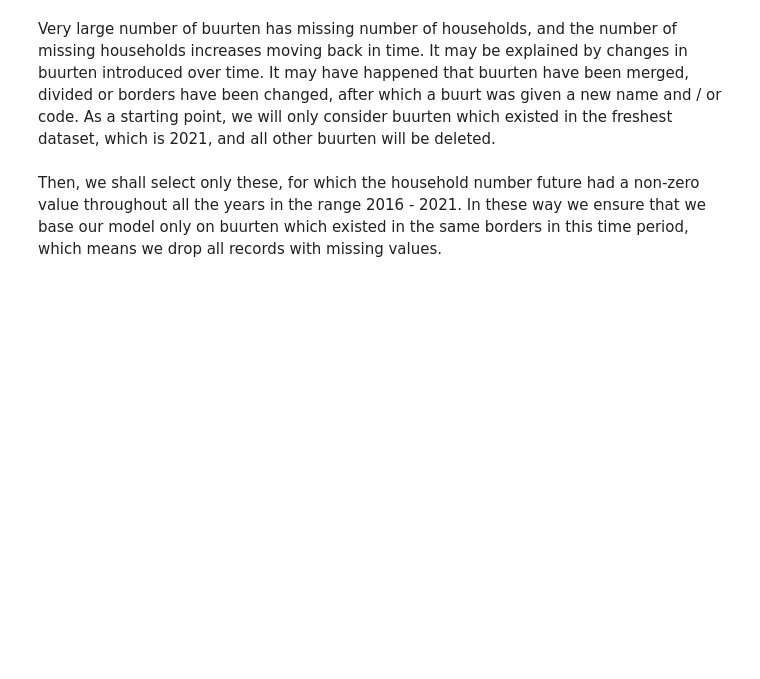
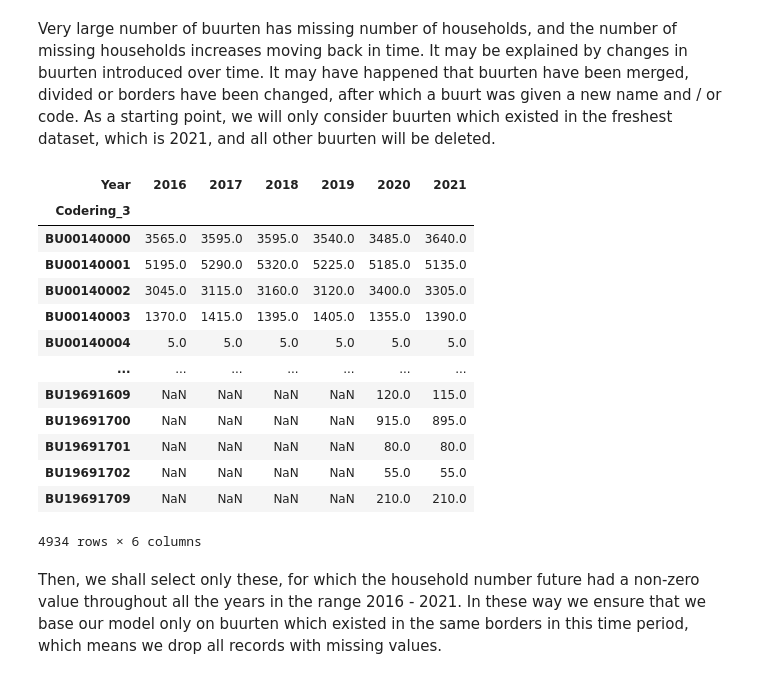
Before and after one commit to expert-solutions/Enexis-case-study, a Jupyter notebook: Data understanding/Enexis CBS Kernzijfers Data Preparation.ipynb, the cells around one changed output. Cells and saved outputs as stored; diff of their text form; code cells hidden in the pictures; blank space fills up the shorter version.

```diff
--- a/Data understanding/Enexis CBS Kernzijfers Data Preparation.ipynb
+++ b/Data understanding/Enexis CBS Kernzijfers Data Preparation.ipynb
@@ -96,6 +198,23 @@ df_households_pivot.isna().sum()
 Very large number of buurten has missing number of households, and the number of missing households increases moving back in time. It may be explained by changes in buurten introduced over time. It may have happened that buurten have been merged, divided or borders have been changed, after which a buurt was given a new name and / or code. As a starting point, we will only consider buurten which existed in the freshest dataset, which is 2021, and all other buurten will be deleted.
 # %%
 df_households_pivot = df_households_pivot[df_households_pivot[2021].notna()]
+# %%
+df_households_pivot
+# %% [output]
+| Year | 2016 | 2017 | 2018 | 2019 | 2020 | 2021 |
+| Codering_3 |  |  |  |  |  |  |
+| BU00140000 | 3565.0 | 3595.0 | 3595.0 | 3540.0 | 3485.0 | 3640.0 |
+| BU00140001 | 5195.0 | 5290.0 | 5320.0 | 5225.0 | 5185.0 | 5135.0 |
+| BU00140002 | 3045.0 | 3115.0 | 3160.0 | 3120.0 | 3400.0 | 3305.0 |
+| BU00140003 | 1370.0 | 1415.0 | 1395.0 | 1405.0 | 1355.0 | 1390.0 |
+| BU00140004 | 5.0 | 5.0 | 5.0 | 5.0 | 5.0 | 5.0 |
+| ... | ... | ... | ... | ... | ... | ... |
+| BU19691609 | NaN | NaN | NaN | NaN | 120.0 | 115.0 |
+| BU19691700 | NaN | NaN | NaN | NaN | 915.0 | 895.0 |
+| BU19691701 | NaN | NaN | NaN | NaN | 80.0 | 80.0 |
+| BU19691702 | NaN | NaN | NaN | NaN | 55.0 | 55.0 |
+| BU19691709 | NaN | NaN | NaN | NaN | 210.0 | 210.0 |
+4934 rows × 6 columns
 # %% [markdown]
 Then, we shall select only these, for which the household number future had a non-zero value throughout all the years in the range 2016 - 2021. In these way we ensure that we base our model only on buurten which existed in the same borders in this time period, which means we drop all records with missing values.
 # %%
```
Also changed, not shown: parts of 46 cells of this notebook, 7 other files.
